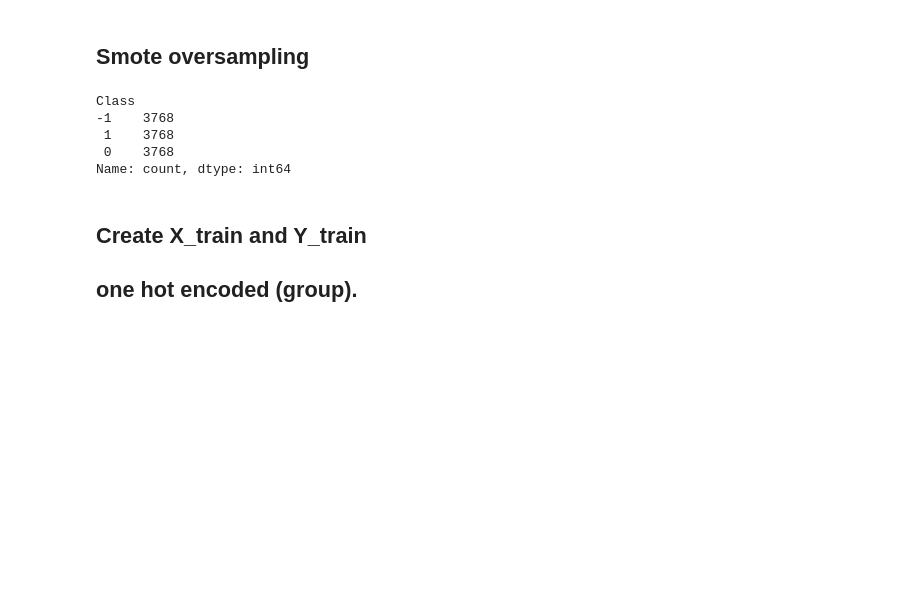
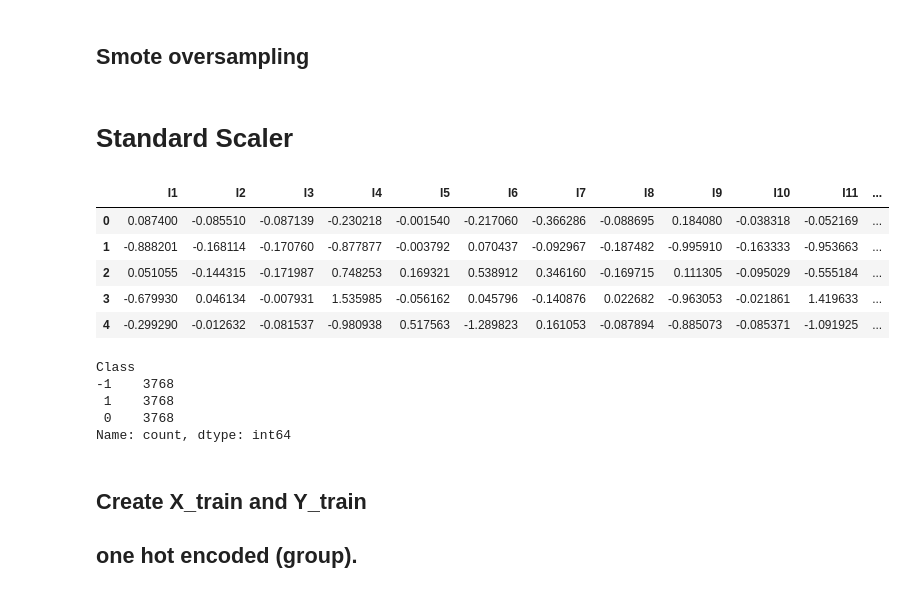
Before and after one commit to NWichter/DM2_DataCraft, a Jupyter notebook: Project_draft.ipynb, the cells around one changed output. Cells and saved outputs as stored; diff of their text form; code cells hidden in the pictures; blank space fills up the shorter version.

```diff
--- a/Project_draft.ipynb
+++ b/Project_draft.ipynb
@@ -210,2 +213,4 @@ df.loc[:, df.columns != 'Group'] = df.loc[:, df.columns!='Group'].apply(lambda c
+# %%
+df_ohe, ohe_encoder_train = apply_one_hot_encoding(data=df, categorical_column='Group')
 # %% [markdown]
 ## Smote oversampling
@@ -215,8 +216,0 @@ smote_df = apply_smote_oh_encode(data=df, categorical_column='Group', one_h_enco
-# %%
-smote_df.Class.value_counts()
-# %% [output]
-Class
--1    3768
- 1    3768
- 0    3768
-Name: count, dtype: int64
@@ -228,3 +217,27 @@ scaler = StandardScaler().fit(df.loc[:, std_scaler_columns])
+# %%
+df_ohe_smote = apply_smote(df_ohe)
+# %% [markdown]
+# Standard Scaler
+# %%
+std_scaler_cols = df_ohe_smote.loc[:, ~((df_ohe_smote.columns.str.contains('Group')) | (df_ohe_smote.columns.str.contains('Class')))].columns.to_list()
+df_ohe_smote_scaled, scaler_train = apply_std_scaler(df_ohe_smote, std_scaler_cols)
+# %%
+df_ohe_smote_scaled.head()
+# %% [output]
+|  | I1 | I2 | I3 | I4 | I5 | I6 | I7 | I8 | I9 | I10 | I11 | ... |
+| 0 | 0.087400 | -0.085510 | -0.087139 | -0.230218 | -0.001540 | -0.217060 | -0.366286 | -0.088695 | 0.184080 | -0.038318 | -0.052169 | ... |
+| 1 | -0.888201 | -0.168114 | -0.170760 | -0.877877 | -0.003792 | 0.070437 | -0.092967 | -0.187482 | -0.995910 | -0.163333 | -0.953663 | ... |
+| 2 | 0.051055 | -0.144315 | -0.171987 | 0.748253 | 0.169321 | 0.538912 | 0.346160 | -0.169715 | 0.111305 | -0.095029 | -0.555184 | ... |
+| 3 | -0.679930 | 0.046134 | -0.007931 | 1.535985 | -0.056162 | 0.045796 | -0.140876 | 0.022682 | -0.963053 | -0.021861 | 1.419633 | ... |
+| 4 | -0.299290 | -0.012632 | -0.081537 | -0.980938 | 0.517563 | -1.289823 | 0.161053 | -0.087894 | -0.885073 | -0.085371 | -1.091925 | ... |
+# %%
+df_ohe_smote_scaled.Class.value_counts()
+# %% [output]
+Class
+-1    3768
+ 1    3768
+ 0    3768
+Name: count, dtype: int64
 # %% [markdown]
 ## Create X_train and Y_train
 ## one hot encoded (group).
```
Also changed, not shown: parts of 8 cells of this notebook, 1 other file.
